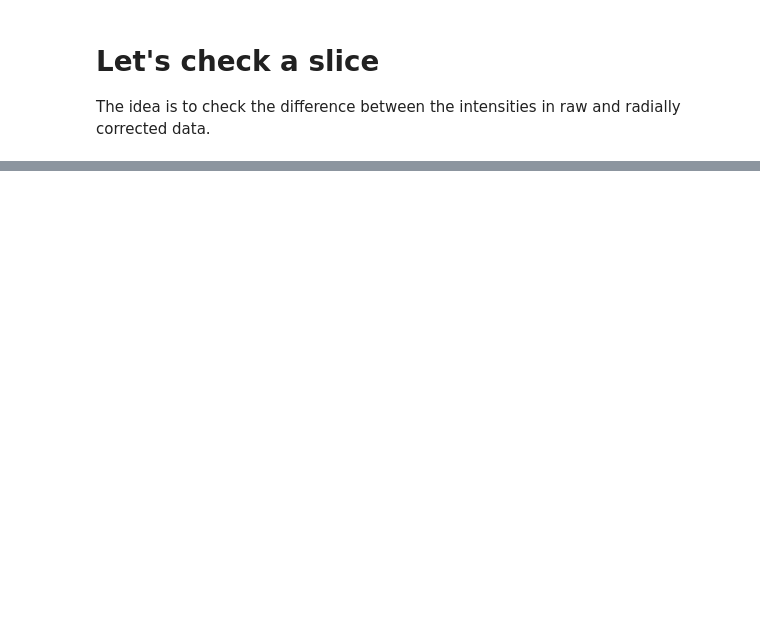
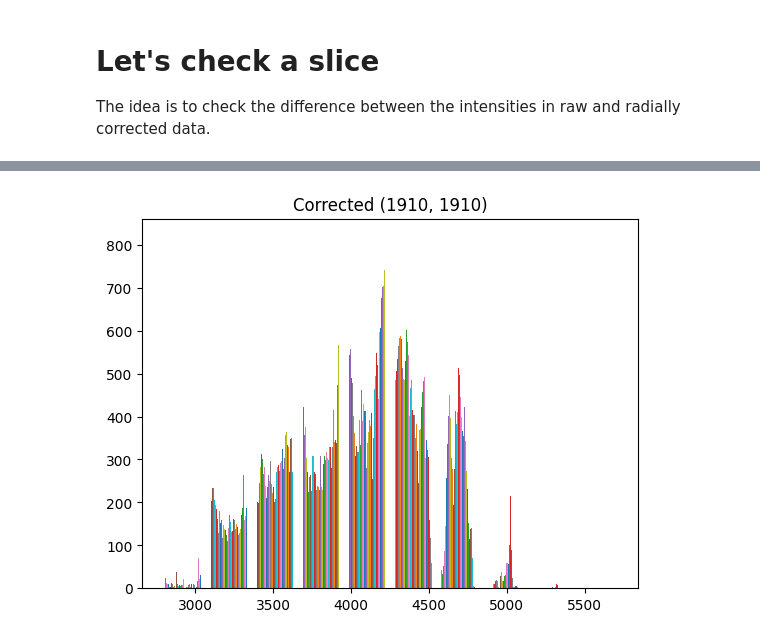
Before and after one commit to AllenNeuralDynamics/aind-z1-radial-correction, a Jupyter notebook: code/check_radial_correction.ipynb, the cells around one changed output, grey strips where cells are left out. Saved outputs shown, nothing was run; the diff lists cells and outputs as text; code cells hidden in the pictures; blank space fills up the shorter version.

```diff
--- a/code/check_radial_correction.ipynb
+++ b/code/check_radial_correction.ipynb
@@ -101,3 +113,9 @@ plt.show()
+# %%
+plt.hist(corrected_tile[z])#, bins=256)
+plt.title(f"Corrected {corrected_tile[z].shape}")
+plt.show()
+# %% [output]
+[figure, added]
 # %%
 from matplotlib.patches import Circle
 
```
Also changed, not shown: parts of 6 cells of this notebook, 1 other file.
